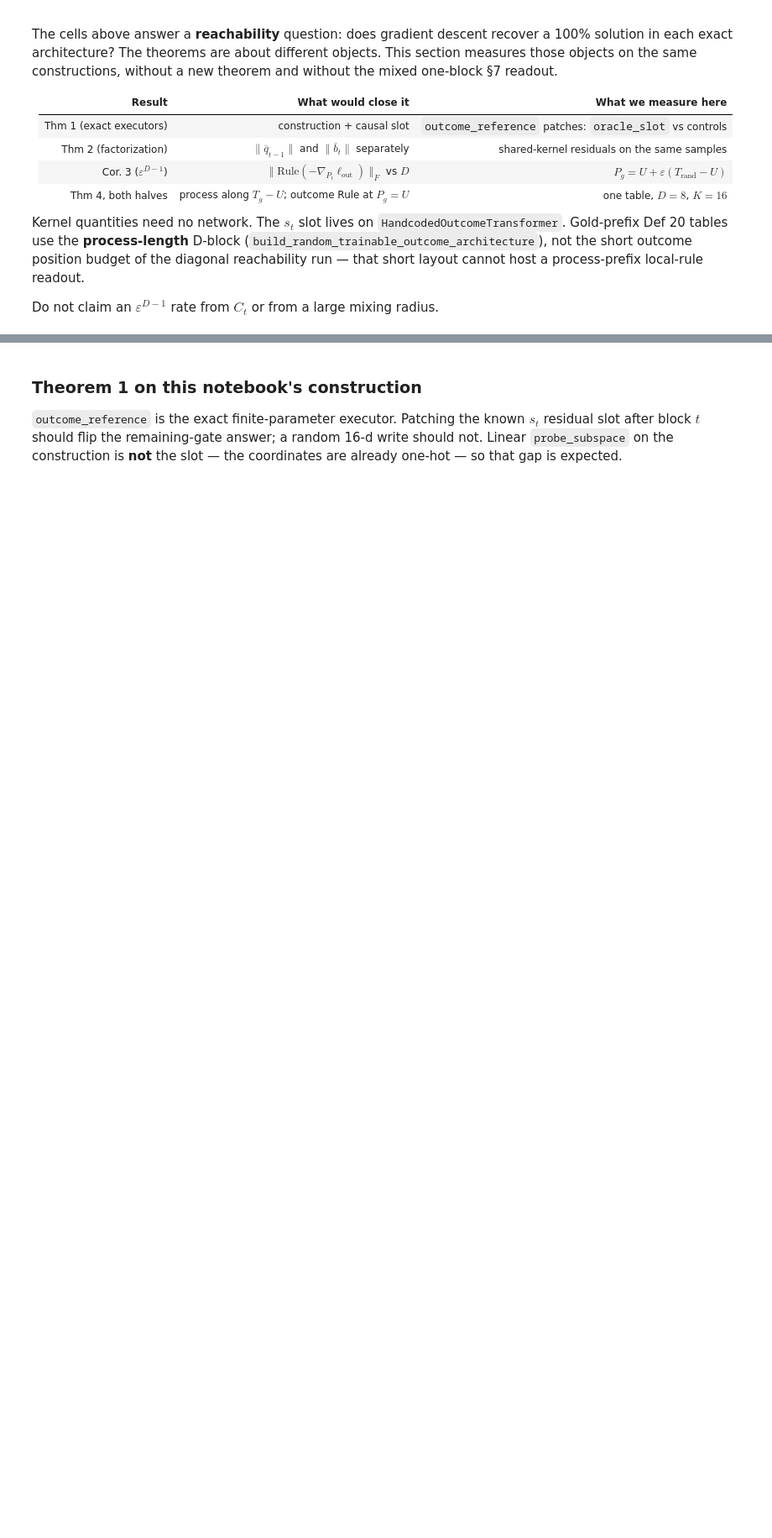
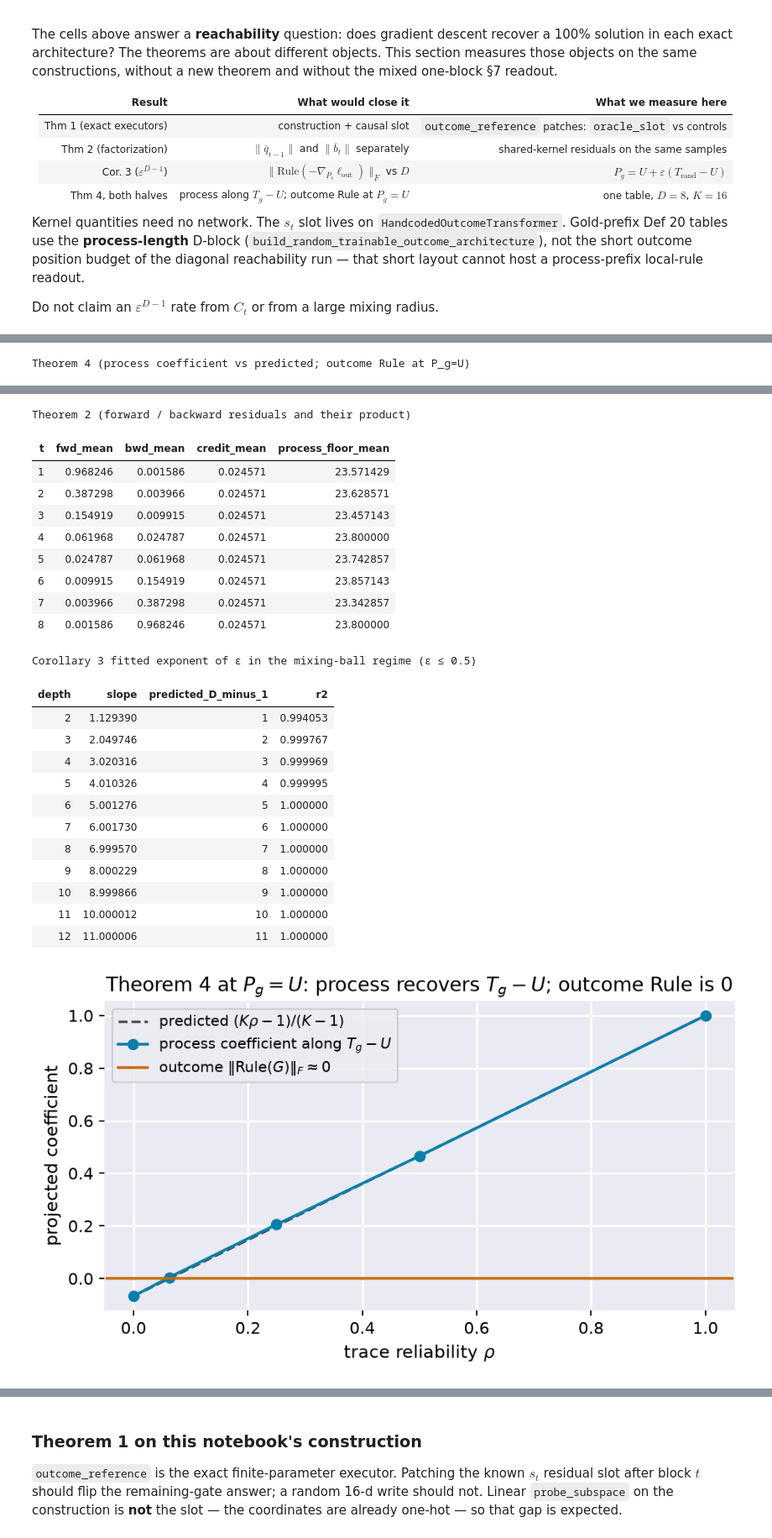
Before and after one commit to aayushmanda/Trace, a Jupyter notebook: handcoded/two_model_reachability.ipynb, the cells around one changed output, grey strips where cells are left out. Shown at 84% size. Saved outputs shown, nothing was run; the diff lists cells and outputs as text; code cells hidden in the pictures; blank space fills up the shorter version.

```diff
--- a/handcoded/two_model_reachability.ipynb
+++ b/handcoded/two_model_reachability.ipynb
@@ -763,7 +763,7 @@ apply_style()
 CLOSURE_OUT = ROOT / "results" / "closure_handcoded"
 CLOSURE_OUT.mkdir(parents=True, exist_ok=True)
 
-RECOMPUTE_KERNEL = True  # set False to only reload CSVs / PNGs
+RECOMPUTE_KERNEL = not (CLOSURE_OUT / "thm4_mixing.csv").exists()  # True to recompute kernel (~15s)
 
 if RECOMPUTE_KERNEL:
     rng = np.random.default_rng(2001)
@@ -838,3 +838,4 @@ for name in ("thm4_mixing", "thm2_residuals", "corollary3", "exponents"):
     png = CLOSURE_OUT / f"{name}.png"
     if png.exists():
         display(Image(filename=str(png)))
+# %% [output]
@@ -840,0 +851 @@ for name in ("thm4_mixing", "thm2_residuals", "corollary3", "exponents"):
+Theorem 4 (process coefficient vs predicted; outcome Rule at P_g=U)
@@ -840,0 +858,24 @@ for name in ("thm4_mixing", "thm2_residuals", "corollary3", "exponents"):
+Theorem 2 (forward / backward residuals and their product)
+| t | fwd_mean | bwd_mean | credit_mean | process_floor_mean |
+| 1 | 0.968246 | 0.001586 | 0.024571 | 23.571429 |
+| 2 | 0.387298 | 0.003966 | 0.024571 | 23.628571 |
+| 3 | 0.154919 | 0.009915 | 0.024571 | 23.457143 |
+| 4 | 0.061968 | 0.024787 | 0.024571 | 23.800000 |
+| 5 | 0.024787 | 0.061968 | 0.024571 | 23.742857 |
+| 6 | 0.009915 | 0.154919 | 0.024571 | 23.857143 |
+| 7 | 0.003966 | 0.387298 | 0.024571 | 23.342857 |
+| 8 | 0.001586 | 0.968246 | 0.024571 | 23.800000 |
+Corollary 3 fitted exponent of ε in the mixing-ball regime (ε ≤ 0.5)
+| depth | slope | predicted_D_minus_1 | r2 |
+| 2 | 1.129390 | 1 | 0.994053 |
+| 3 | 2.049746 | 2 | 0.999767 |
+| 4 | 3.020316 | 3 | 0.999969 |
+| 5 | 4.010326 | 4 | 0.999995 |
+| 6 | 5.001276 | 5 | 1.000000 |
+| 7 | 6.001730 | 6 | 1.000000 |
+| 8 | 6.999570 | 7 | 1.000000 |
+| 9 | 8.000229 | 8 | 1.000000 |
+| 10 | 8.999866 | 9 | 1.000000 |
+| 11 | 10.000012 | 10 | 1.000000 |
+| 12 | 11.000006 | 11 | 1.000000 |
+[figure, added]
```
Also changed, not shown: parts of 4 cells of this notebook, 4 other files.
